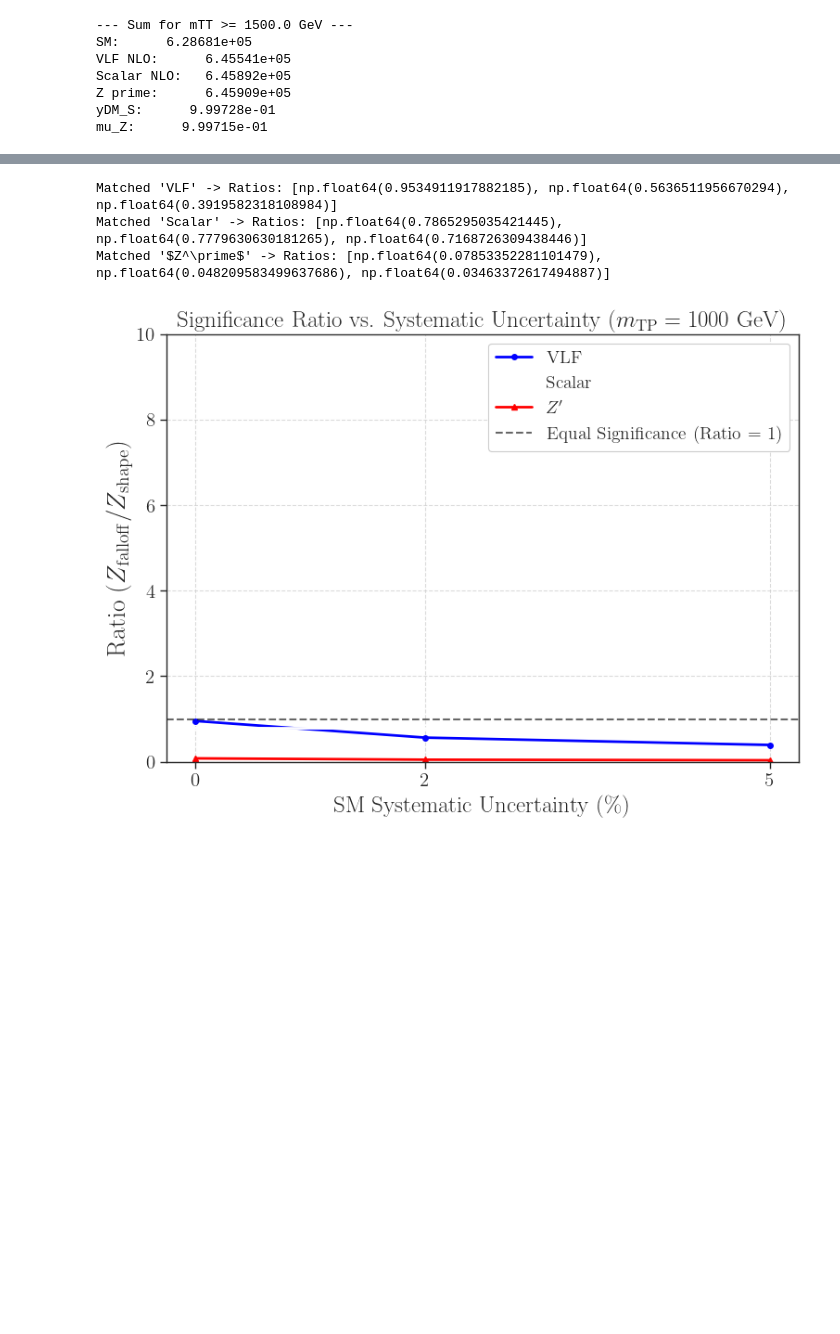
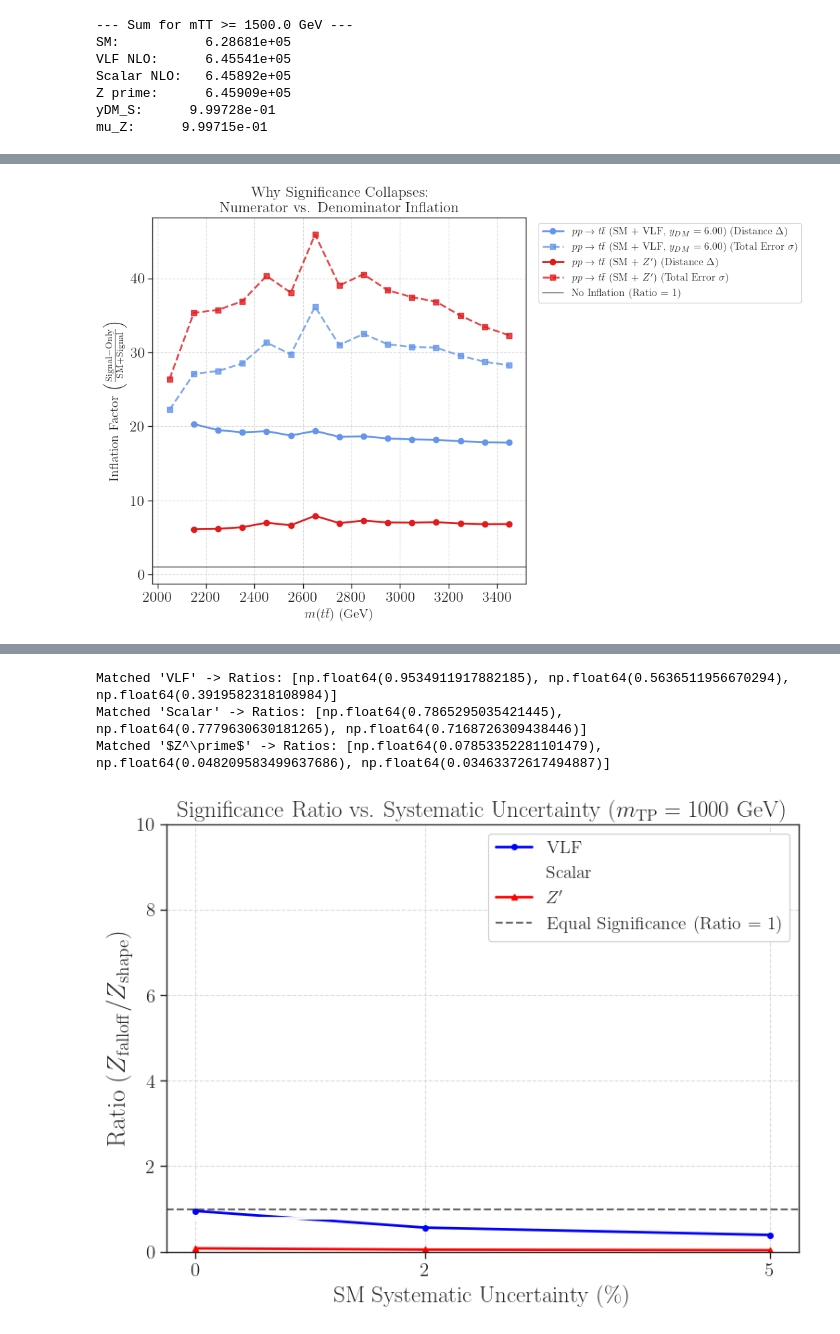
Before and after one commit to viniciusrocca/EFT_ToyModel, a Jupyter notebook: Plots/Article_method.ipynb, the cells around one changed output, grey strips where cells are left out. Cells and saved outputs as stored; diff of their text form; code cells hidden in the pictures; blank space fills up the shorter version.

```diff
--- a/Plots/Article_method.ipynb
+++ b/Plots/Article_method.ipynb
@@ -2357,0 +2358,88 @@ Peak bin starts at: 2000.0
+# %%
+# ====================================================================
+# Diagnostic Plot: The Cancellation Effect (Distance vs Total Error)
+# ====================================================================
+import numpy as np
+import matplotlib.pyplot as plt
+
+# Calculate the bin centers for the x-axis
+x_centers = [(bins[j] + bins[j+1]) / 2.0 for j in range(b_peak, b_peak + n_bp)]
+
+fig, ax = plt.subplots(figsize=(11, 7))
+
+# Extract the Fake Data arrays (which are the last elements in the lists)
+fake_ratio_tot = np.array(ratios[-1])
+fake_ratio_sig = np.array(ratios_sig[-1])
+
+# Extract the Fake Data ERROR arrays
+fake_err_tot = np.array(ratios_err[-1])
+fake_err_sig = np.array(ratios_err_sig[-1])
+
+# Loop over the theoretical models (skip the Fake Data element)
+for k in range(len(ratios) - 1):
+    label = bsm_labels[k].strip()
+
+    # --- NEW: Skip the Scalar model ---
+    if "Scalar" in label:
+        continue
+
+    color = bsm_colors[k]
+
+    # ----------------------------------------------------
+    # 1. Fetch Model Ratios and Errors
+    # ----------------------------------------------------
+    hyp_ratio_tot = np.array(ratios[k])
+    hyp_ratio_sig = np.array(ratios_sig[k])
+
+    hyp_err_tot = np.array(ratios_err[k])
+    hyp_err_sig = np.array(ratios_err_sig[k])
+
+    # ----------------------------------------------------
+    # 2. Calculate Numerator (Absolute Distances)
+    # ----------------------------------------------------
+    dist_tot = np.abs(fake_ratio_tot - hyp_ratio_tot)
+    dist_sig = np.abs(fake_ratio_sig - hyp_ratio_sig)
+
+    # ----------------------------------------------------
+    # 3. Calculate Denominator (Total Errors)
+    # sqrt(Err_fake^2 + Err_model^2)
+    # ----------------------------------------------------
+    total_err_tot = np.sqrt(fake_err_tot**2 + hyp_err_tot**2)
+    total_err_sig = np.sqrt(fake_err_sig**2 + hyp_err_sig**2)
+
+    # ----------------------------------------------------
+    # 4. Calculate the Inflation Ratios (Sig-Only / SM+Sig)
+    # ----------------------------------------------------
+    with np.errstate(divide='ignore', invalid='ignore'):
+        distance_inflation = dist_sig / dist_tot
+        error_inflation = total_err_sig / total_err_tot
+
+    # Plot Distance Inflation (Solid Lines, Circles)
+    ax.plot(x_centers, distance_inflation, marker='o', markersize=6,
+            label=rf"{label} (Distance $\Delta$)", color=color, linewidth=2, linestyle='-')
+
+    # Plot Error Inflation (Dashed Lines, Squares)
+    ax.plot(x_centers, error_inflation, marker='s', markersize=6,
+            label=rf"{label} (Total Error $\sigma$)", color=color, linewidth=2, linestyle='--', alpha=0.8)
+
+# --- Formatting the Plot ---
+ax.set_title("Why Significance Collapses:\nNumerator vs. Denominator Inflation", fontsize=16)
+ax.set_xlabel(r'$m(t\bar{t})$ (GeV)', fontsize=14)
+ax.set_ylabel(r"Inflation Factor $\left( \frac{\mathrm{Signal-Only}}{\mathrm{SM+Signal}} \right)$", fontsize=14)
+
+# Log scale to capture the massive exponential explosion
+#ax.set_yscale('log')
+
+# Reference line at 1.0 (No inflation)
+ax.axhline(1.0, color='black', linestyle='-', alpha=0.5, label="No Inflation (Ratio = 1)")
+
+ax.grid(True, linestyle='--', alpha=0.7)
+
+# Move legend outside the plot so it doesn't block the crossing lines
+ax.legend(fontsize=11, loc='upper left', bbox_to_anchor=(1.02, 1), framealpha=1.0)
+
+plt.tight_layout()
+# plt.savefig('Numerator_vs_Denominator_Inflation.png', dpi=300, bbox_inches='tight')
+plt.show()
+# %% [output]
+[figure, added]
```
Also changed, not shown: parts of 7 cells of this notebook.
